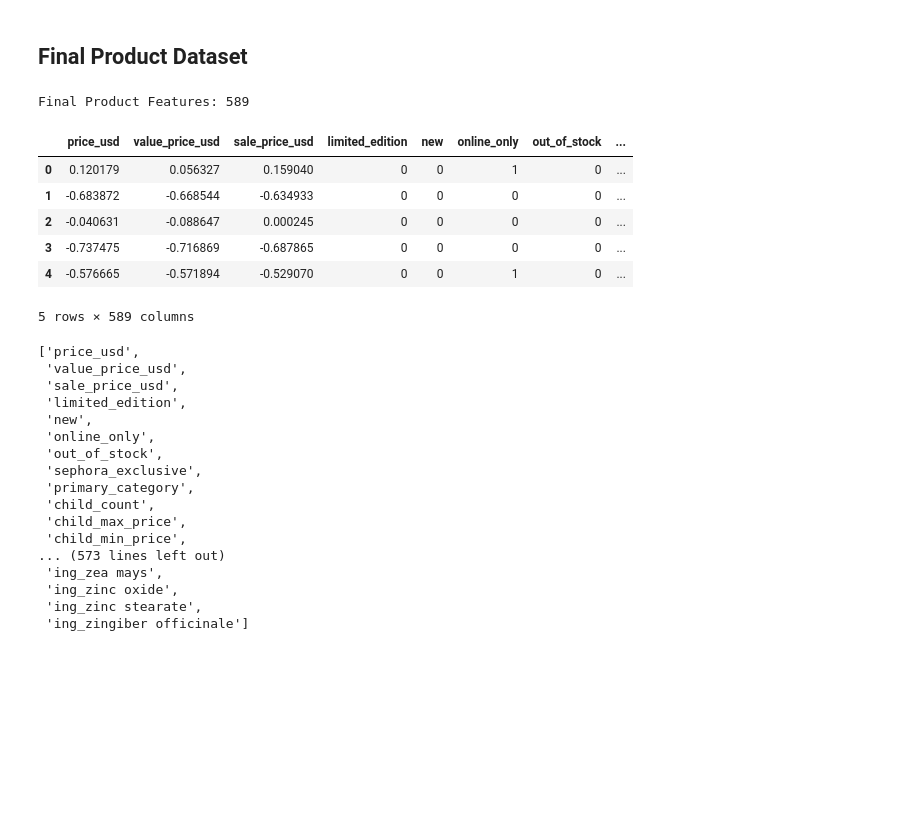
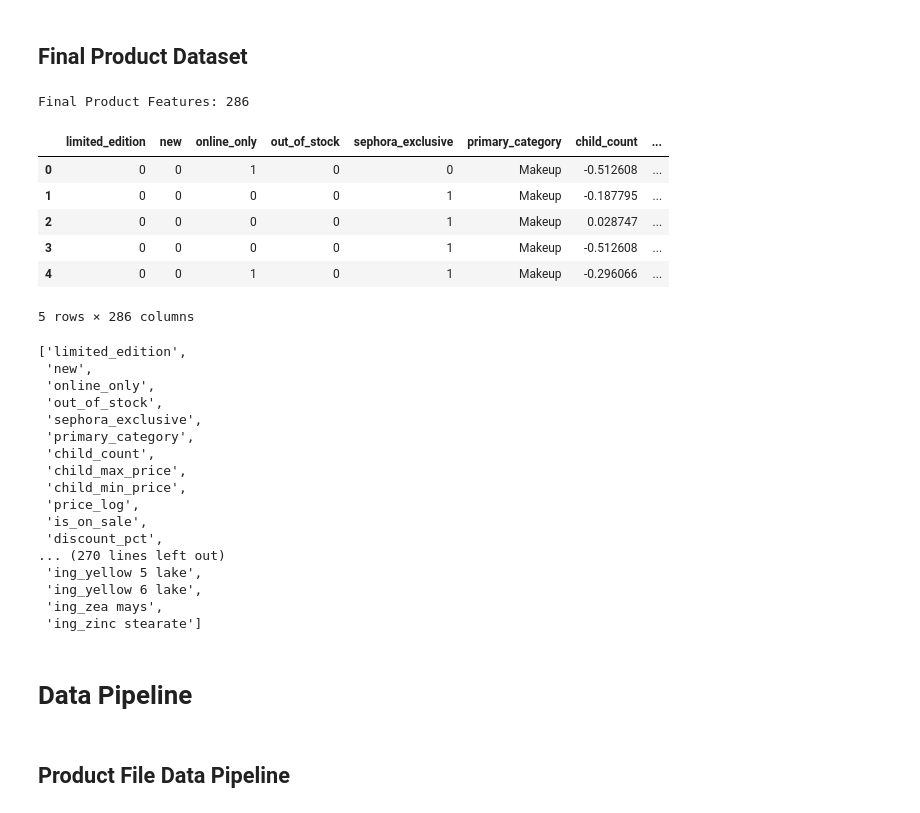
Before and after one commit to xuany823/ads508-FinalProject-Team1, a Jupyter notebook: Data Transformation and Engineering.ipynb, the cells around one changed output. Drawn from its saved outputs; the diff is of its cells as text; code cells hidden in the pictures; blank space fills up the shorter version.

```diff
--- a/Data Transformation and Engineering.ipynb
+++ b/Data Transformation and Engineering.ipynb
@@ -595,8 +598,8 @@ df_products['ingredients_clean'] = (
 
 vectorizer = TfidfVectorizer(
     token_pattern=r'[^,]+',   # each comma-separated ingredient stays as one token
-    max_features=500,
-    min_df=5,
+    max_features=200,
+    min_df=5 or 10,
     max_df=0.8
 )
 
@@ -658,9 +661,8 @@ print(cols_to_scale)
 # 1. Select the numerical columns that need scaling
 # We exclude binary/dummy columns (0/1) as they are already bounded
 cols_to_scale = [
-    'price_usd', 'value_price_usd',
-    'sale_price_usd', 'child_count', 'child_max_price', 'child_min_price',
-    'price_log', 'discount_pct', 'value_ratio'
+     'price_log', 'discount_pct', 'value_ratio','log_loves',
+   'child_count', 'child_max_price', 'child_min_price',
 ]
 
 # 2. Initialize and apply the StandardScaler
@@ -876,39 +876,37 @@ reviews_tfidf_df.head()
 # %%
 # We drop raw text and ID columns to keep the dataframe strictly numeric/encoded
 cols_to_drop = [
     'product_id', 'product_name', 'brand_id', 'brand_name',
-    'loves_count', 'rating', 'reviews', 'log_loves', 'loves_per_price', 'popularity_index',
+     'price_usd', 'value_price_usd', 'sale_price_usd', 'loves_count',
+    'rating', 'reviews', 'log_loves', 'loves_per_price', 'popularity_index',
     'size', 'variation_type', 'variation_value',
     'variation_desc', 'ingredients', 'ingredients_clean', 'highlights'
 ]
 
 df_product_final = df_products.drop(columns=cols_to_drop)
 df_product_final = pd.concat(
     [df_product_final, ingredients_tfidf_df],
     axis=1
 )
 
 # Verify the final shape (should be significantly wider now)
 print(f"Final Product Features: {df_product_final.shape[1]}")
 df_product_final.head()
 # %% [output]
-Final Product Features: 589
+Final Product Features: 286
-|  | price_usd | value_price_usd | sale_price_usd | limited_edition | new | online_only | out_of_stock | ... |
-| 0 | 0.120179 | 0.056327 | 0.159040 | 0 | 0 | 1 | 0 | ... |
-| 1 | -0.683872 | -0.668544 | -0.634933 | 0 | 0 | 0 | 0 | ... |
-| 2 | -0.040631 | -0.088647 | 0.000245 | 0 | 0 | 0 | 0 | ... |
-| 3 | -0.737475 | -0.716869 | -0.687865 | 0 | 0 | 0 | 0 | ... |
-| 4 | -0.576665 | -0.571894 | -0.529070 | 0 | 0 | 1 | 0 | ... |
+|  | limited_edition | new | online_only | out_of_stock | sephora_exclusive | primary_category | child_count | ... |
+| 0 | 0 | 0 | 1 | 0 | 0 | Makeup | -0.512608 | ... |
+| 1 | 0 | 0 | 0 | 0 | 1 | Makeup | -0.187795 | ... |
+| 2 | 0 | 0 | 0 | 0 | 1 | Makeup | 0.028747 | ... |
+| 3 | 0 | 0 | 0 | 0 | 1 | Makeup | -0.512608 | ... |
+| 4 | 0 | 0 | 1 | 0 | 1 | Makeup | -0.296066 | ... |
-5 rows × 589 columns
+5 rows × 286 columns
 # %%
 ## Review below
 # %%
 list(df_product_final.columns)
 # %% [output]
-['price_usd',
- 'value_price_usd',
- 'sale_price_usd',
- 'limited_edition',
+['limited_edition',
  'new',
  'online_only',
  'out_of_stock',
@@ -917,8 +915,15 @@ list(df_product_final.columns)
  'child_count',
  'child_max_price',
  'child_min_price',
-... (573 lines left out)
+ 'price_log',
+ 'is_on_sale',
+ 'discount_pct',
+... (270 lines left out)
+ 'ing_yellow 5 lake',
+ 'ing_yellow 6 lake',
  'ing_zea mays',
- 'ing_zinc oxide',
- 'ing_zinc stearate',
- 'ing_zingiber officinale']
+ 'ing_zinc stearate']
+# %% [markdown]
+# Data Pipeline
+# %% [markdown]
+## Product File Data Pipeline
```
Also changed, not shown: parts of 6 cells of this notebook.
